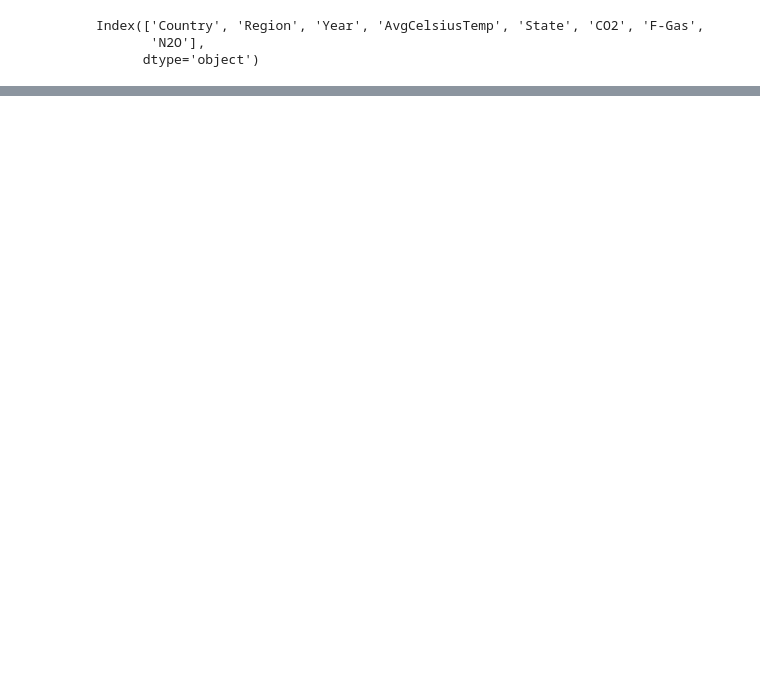
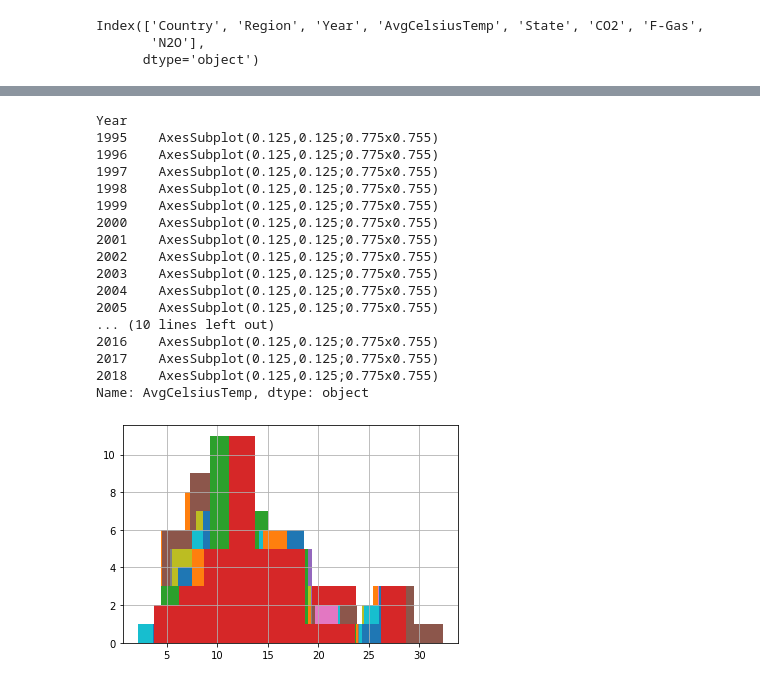
Before and after one commit to chrisvinhston/Statistically_Significant_Insights, a Jupyter notebook: data_viz.ipynb, the cells around one changed output, grey strips where cells are left out. Saved outputs shown, nothing was run; the diff lists cells and outputs as text; code cells hidden in the pictures; blank space fills up the shorter version.

```diff
--- a/data_viz.ipynb
+++ b/data_viz.ipynb
@@ -54,0 +45,21 @@ plt.show()
+# %%
+df.groupby('Year').AvgCelsiusTemp.hist()
+# %% [output]
+Year
+1995    AxesSubplot(0.125,0.125;0.775x0.755)
+1996    AxesSubplot(0.125,0.125;0.775x0.755)
+1997    AxesSubplot(0.125,0.125;0.775x0.755)
+1998    AxesSubplot(0.125,0.125;0.775x0.755)
+1999    AxesSubplot(0.125,0.125;0.775x0.755)
+2000    AxesSubplot(0.125,0.125;0.775x0.755)
+2001    AxesSubplot(0.125,0.125;0.775x0.755)
+2002    AxesSubplot(0.125,0.125;0.775x0.755)
+2003    AxesSubplot(0.125,0.125;0.775x0.755)
+2004    AxesSubplot(0.125,0.125;0.775x0.755)
+2005    AxesSubplot(0.125,0.125;0.775x0.755)
+... (10 lines left out)
+2016    AxesSubplot(0.125,0.125;0.775x0.755)
+2017    AxesSubplot(0.125,0.125;0.775x0.755)
+2018    AxesSubplot(0.125,0.125;0.775x0.755)
+Name: AvgCelsiusTemp, dtype: object
+[figure, added]
```
Also changed, not shown: parts of 3 cells of this notebook, 16 other files.
